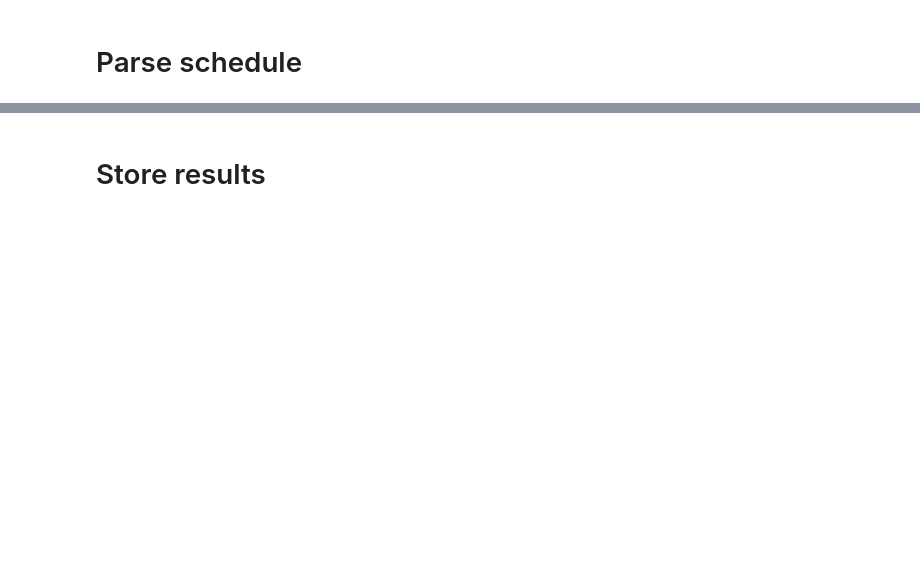
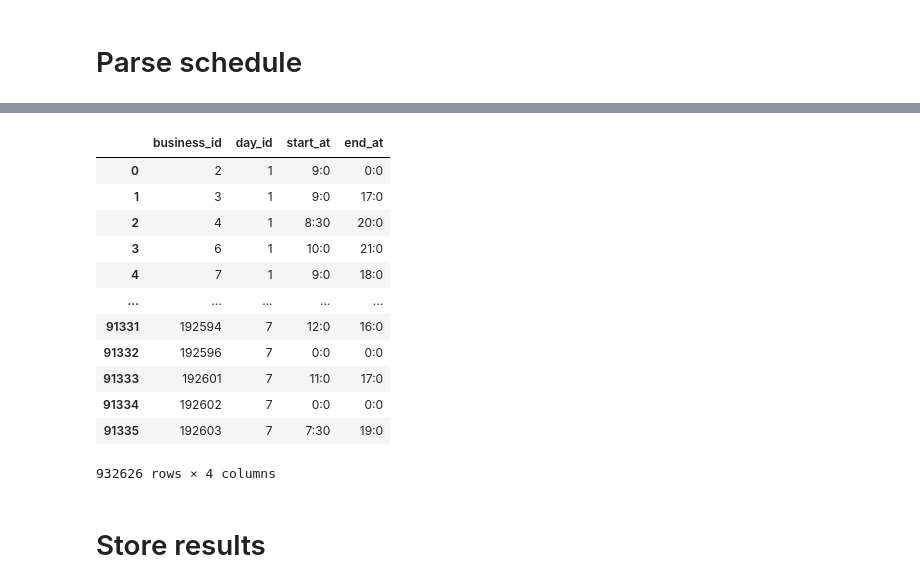
Before and after one commit to Ph0tonic/Intro2DataBase, a Jupyter notebook: parse_business.ipynb, the cells around one changed output, grey strips where cells are left out. Saved outputs shown, nothing was run; the diff lists cells and outputs as text; code cells hidden in the pictures; blank space fills up the shorter version.

Commit message:
Parses schedule

```diff
--- a/parse_business.ipynb
+++ b/parse_business.ipynb
@@ -307,11 +781,0 @@ schedule_temp
-# %%
-def schedules_on(day):
-    return schedule_temp[schedule_temp.map(lambda m: day in m)].progress_map(lambda m: m[day])
-
-monday = schedules_on("Monday")
-tuesday = schedules_on("Tuesday")
-wednesday = schedules_on("Wednesday")
-thursday = schedules_on("Thursday")
-friday = schedules_on("Friday")
-saturday = schedules_on("Saturday")
-sunday = schedules_on("Sunday")
@@ -321,0 +782,7 @@ day_table
+# %%
+days = ["Monday", "Tuesday", "Wednesday", "Thursday", "Friday", "Saturday", "Sunday"]
+day_table = pd.DataFrame(days, columns=["name"])
+day_table.index += 1
+day_table = day_table.reset_index().rename(columns={"index": "id"})
+day_dict = day_table.set_index("name")["id"].to_dict()
+day_table
@@ -322,3 +798,28 @@ day_table
+# %%
+def schedules_on(day):
+    temp = schedule_temp[schedule_temp.map(lambda m: day in m)].progress_map(lambda m: m[day]).reset_index().rename(columns={"index": "business_id"})
+    temp["day_id"] = day_dict[day]
+    temp["start_at"] = temp["hours"].map(lambda s: s.split("-")[0])
+    temp["end_at"] = temp["hours"].map(lambda s: s.split("-")[1])
+    del temp["hours"]
+    return temp
+# %%
+schedule_table = pd.concat([schedules_on(day) for day in days])
+schedule_table
+# %% [output]
+|  | business_id | day_id | start_at | end_at |
+| 0 | 2 | 1 | 9:0 | 0:0 |
+| 1 | 3 | 1 | 9:0 | 17:0 |
+| 2 | 4 | 1 | 8:30 | 20:0 |
+| 3 | 6 | 1 | 10:0 | 21:0 |
+| 4 | 7 | 1 | 9:0 | 18:0 |
+| ... | ... | ... | ... | ... |
+| 91331 | 192594 | 7 | 12:0 | 16:0 |
+| 91332 | 192596 | 7 | 0:0 | 0:0 |
+| 91333 | 192601 | 7 | 11:0 | 17:0 |
+| 91334 | 192602 | 7 | 0:0 | 0:0 |
+| 91335 | 192603 | 7 | 7:30 | 19:0 |
+932626 rows × 4 columns
 # %%
 business_raw[business_raw["city"] == "New York city"]
 # %%
```
Also changed, not shown: parts of 39 cells of this notebook, 1 other file.
